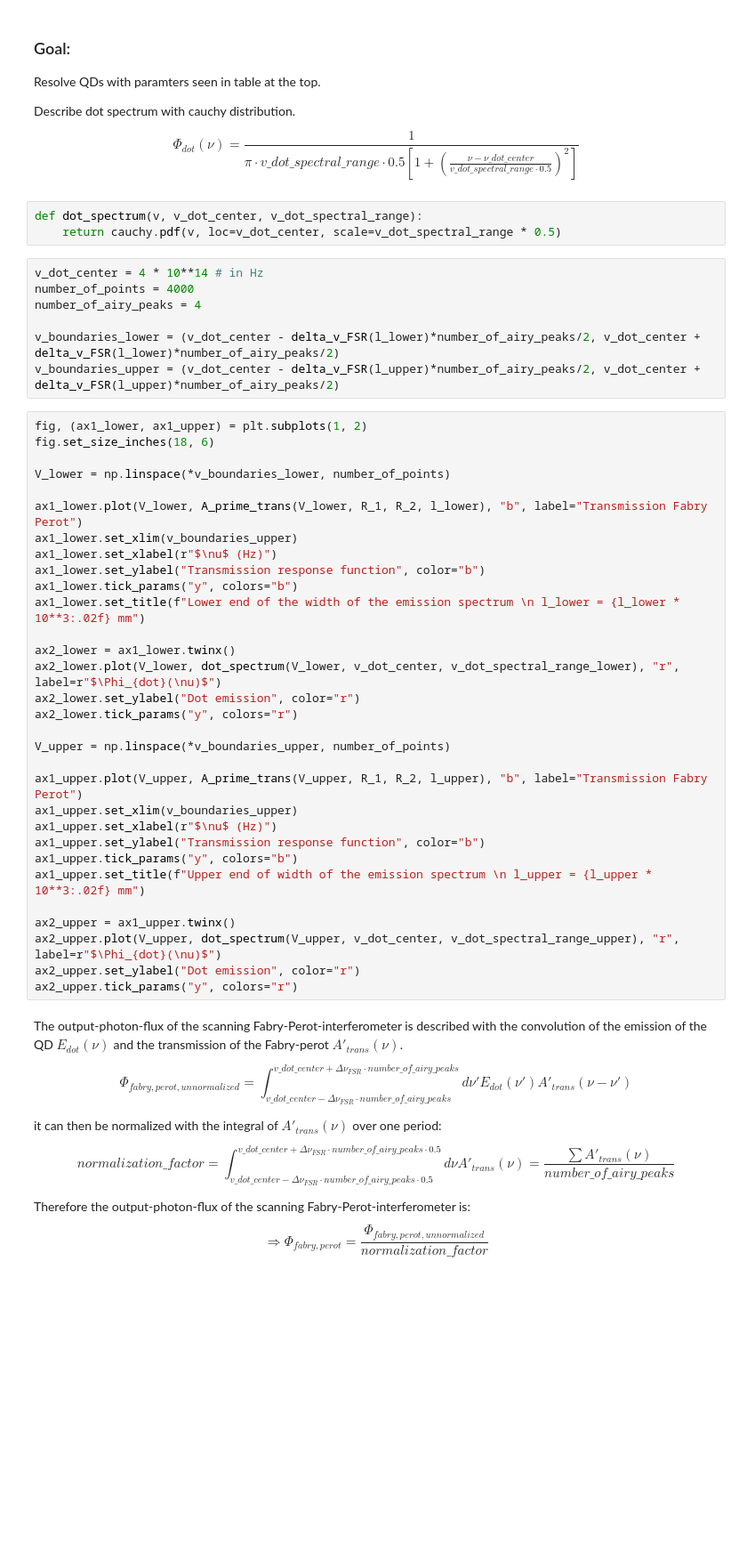
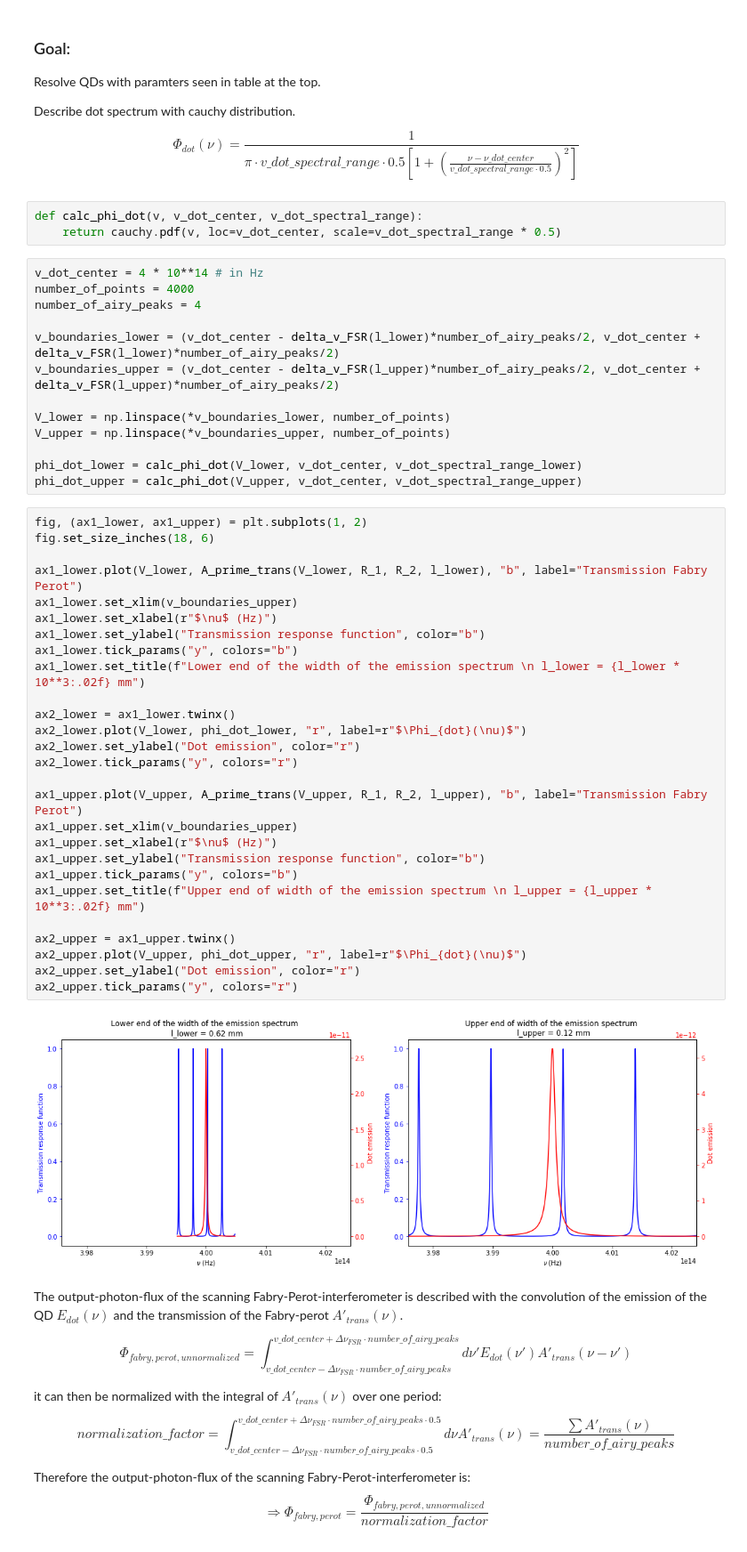
Before and after one commit to JKU-HFP/Sizing_Fabry_Perot_Interferometer, a Jupyter notebook: Sizing_Fabry_Perot_Interferometer.ipynb, the cells around one changed output. Shown: that part at 89% size. Saved outputs shown, nothing was run; the diff lists cells and outputs as text; blank space fills up the shorter version.

```diff
--- a/Sizing_Fabry_Perot_Interferometer.ipynb
+++ b/Sizing_Fabry_Perot_Interferometer.ipynb
@@ -83,7 +83,7 @@ Describe dot spectrum with cauchy distribution.
 
 $$\Phi_{dot}(\nu) = \frac{1}{\pi \cdot v\_dot\_spectral\_range \cdot 0.5 \left[1+\left(\frac{\nu - \nu\_dot\_center}{v\_dot\_spectral\_range \cdot 0.5}\right)^2\right]}$$
 # %%
-def dot_spectrum(v, v_dot_center, v_dot_spectral_range):
+def calc_phi_dot(v, v_dot_center, v_dot_spectral_range):
     return cauchy.pdf(v, loc=v_dot_center, scale=v_dot_spectral_range * 0.5)
 # %%
 v_dot_center = 4 * 10**14 # in Hz
@@ -92,37 +92,41 @@ number_of_airy_peaks = 4
 
 v_boundaries_lower = (v_dot_center - delta_v_FSR(l_lower)*number_of_airy_peaks/2, v_dot_center + delta_v_FSR(l_lower)*number_of_airy_peaks/2)
 v_boundaries_upper = (v_dot_center - delta_v_FSR(l_upper)*number_of_airy_peaks/2, v_dot_center + delta_v_FSR(l_upper)*number_of_airy_peaks/2)
+
+V_lower = np.linspace(*v_boundaries_lower, number_of_points)
+V_upper = np.linspace(*v_boundaries_upper, number_of_points)
+
+phi_dot_lower = calc_phi_dot(V_lower, v_dot_center, v_dot_spectral_range_lower)
+phi_dot_upper = calc_phi_dot(V_upper, v_dot_center, v_dot_spectral_range_upper)
 # %%
 fig, (ax1_lower, ax1_upper) = plt.subplots(1, 2)
 fig.set_size_inches(18, 6)
-
-V_lower = np.linspace(*v_boundaries_lower, number_of_points)
 
 ax1_lower.plot(V_lower, A_prime_trans(V_lower, R_1, R_2, l_lower), "b", label="Transmission Fabry Perot")
 ax1_lower.set_xlim(v_boundaries_upper)
 ax1_lower.set_xlabel(r"$\nu$ (Hz)")
 ax1_lower.set_ylabel("Transmission response function", color="b")
 ax1_lower.tick_params("y", colors="b")
 ax1_lower.set_title(f"Lower end of the width of the emission spectrum \n l_lower = {l_lower * 10**3:.02f} mm")
 
 ax2_lower = ax1_lower.twinx()
-ax2_lower.plot(V_lower, dot_spectrum(V_lower, v_dot_center, v_dot_spectral_range_lower), "r", label=r"$\Phi_{dot}(\nu)$")
+ax2_lower.plot(V_lower, phi_dot_lower, "r", label=r"$\Phi_{dot}(\nu)$")
 ax2_lower.set_ylabel("Dot emission", color="r")
 ax2_lower.tick_params("y", colors="r")
-
-V_upper = np.linspace(*v_boundaries_upper, number_of_points)
 
 ax1_upper.plot(V_upper, A_prime_trans(V_upper, R_1, R_2, l_upper), "b", label="Transmission Fabry Perot")
 ax1_upper.set_xlim(v_boundaries_upper)
 ax1_upper.set_xlabel(r"$\nu$ (Hz)")
 ax1_upper.set_ylabel("Transmission response function", color="b")
 ax1_upper.tick_params("y", colors="b")
 ax1_upper.set_title(f"Upper end of width of the emission spectrum \n l_upper = {l_upper * 10**3:.02f} mm")
 
 ax2_upper = ax1_upper.twinx()
-ax2_upper.plot(V_upper, dot_spectrum(V_upper, v_dot_center, v_dot_spectral_range_upper), "r", label=r"$\Phi_{dot}(\nu)$")
+ax2_upper.plot(V_upper, phi_dot_upper, "r", label=r"$\Phi_{dot}(\nu)$")
 ax2_upper.set_ylabel("Dot emission", color="r")
 ax2_upper.tick_params("y", colors="r")
+# %% [output]
+[figure, added]
 # %% [markdown]
 The output-photon-flux of the scanning Fabry-Perot-interferometer is described with the convolution of the emission of the QD $E_{dot}(\nu)$ and the transmission of the Fabry-perot $A'_{trans}(\nu)$.
 
```
Also changed, not shown: parts of 11 cells of this notebook.
